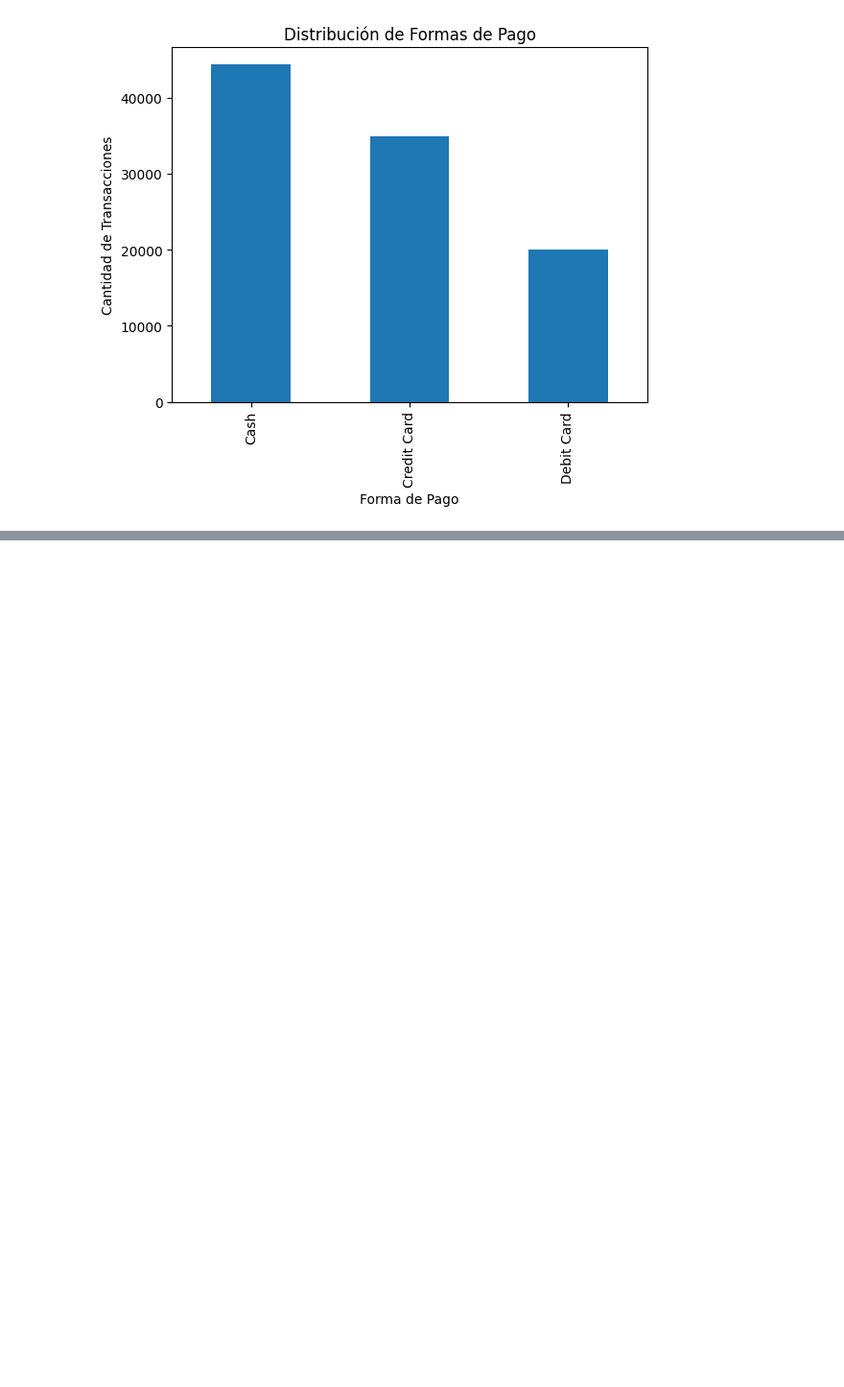
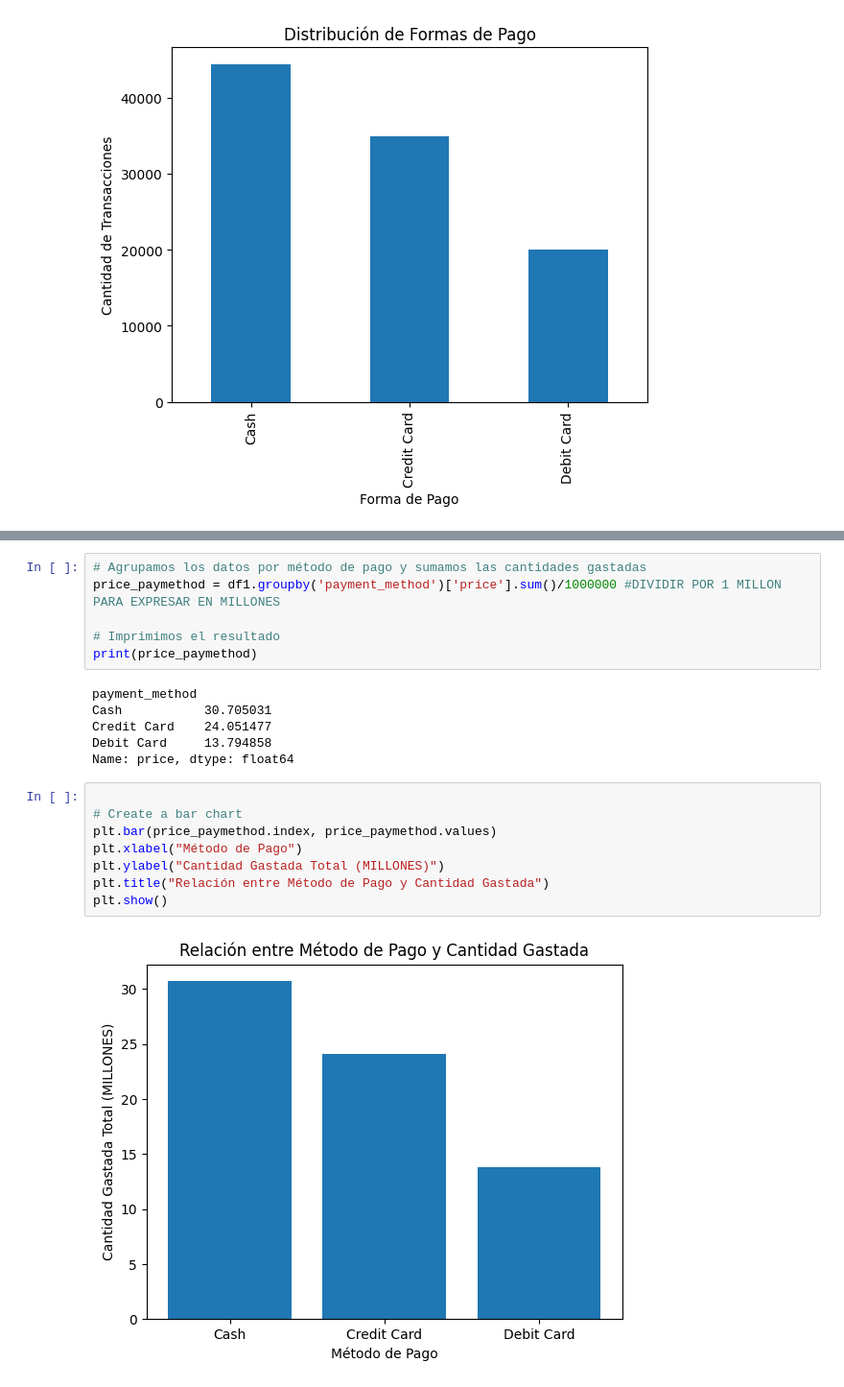
Before and after one commit to CarmenRosillo/retail-analisis, a Jupyter notebook: retail.ipynb, the cells around one changed output, grey strips where cells are left out. Shown: that part at 96% size. Cells and saved outputs as stored; diff of their text form; blank space fills up the shorter version.

```diff
--- a/retail.ipynb
+++ b/retail.ipynb
@@ -373,0 +379,22 @@ plt.show()
+# %%
+# Agrupamos los datos por método de pago y sumamos las cantidades gastadas
+price_paymethod = df1.groupby('payment_method')['price'].sum()/1000000 #DIVIDIR POR 1 MILLON PARA EXPRESAR EN MILLONES
+
+# Imprimimos el resultado
+print(price_paymethod)
+# %% [output]
+payment_method
+Cash           30.705031
+Credit Card    24.051477
+Debit Card     13.794858
+Name: price, dtype: float64
+# %%
+
+# Create a bar chart
+plt.bar(price_paymethod.index, price_paymethod.values)
+plt.xlabel("Método de Pago")
+plt.ylabel("Cantidad Gastada Total (MILLONES)")
+plt.title("Relación entre Método de Pago y Cantidad Gastada")
+plt.show()
+# %% [output]
+[figure, added]
```
Also changed, not shown: parts of 3 cells of this notebook.
